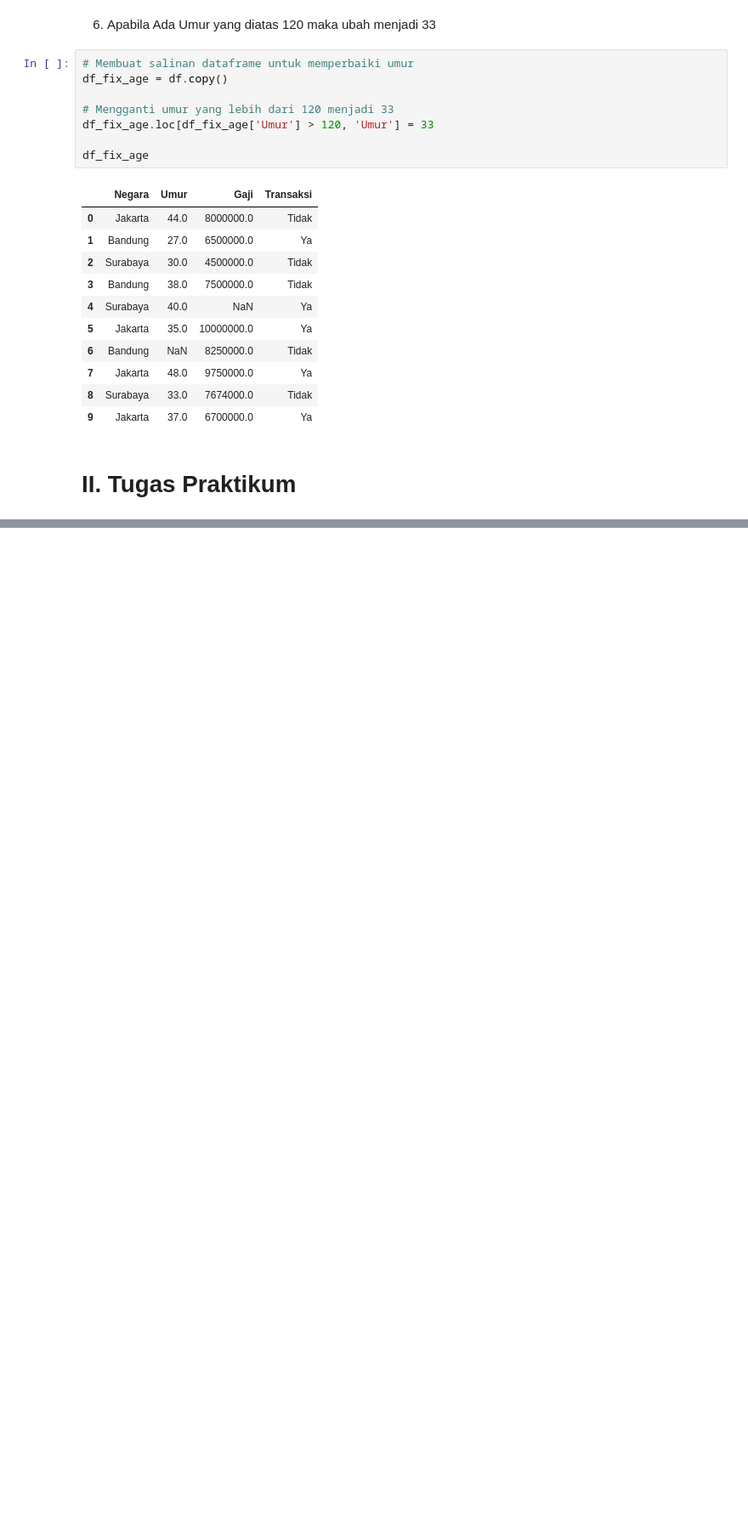
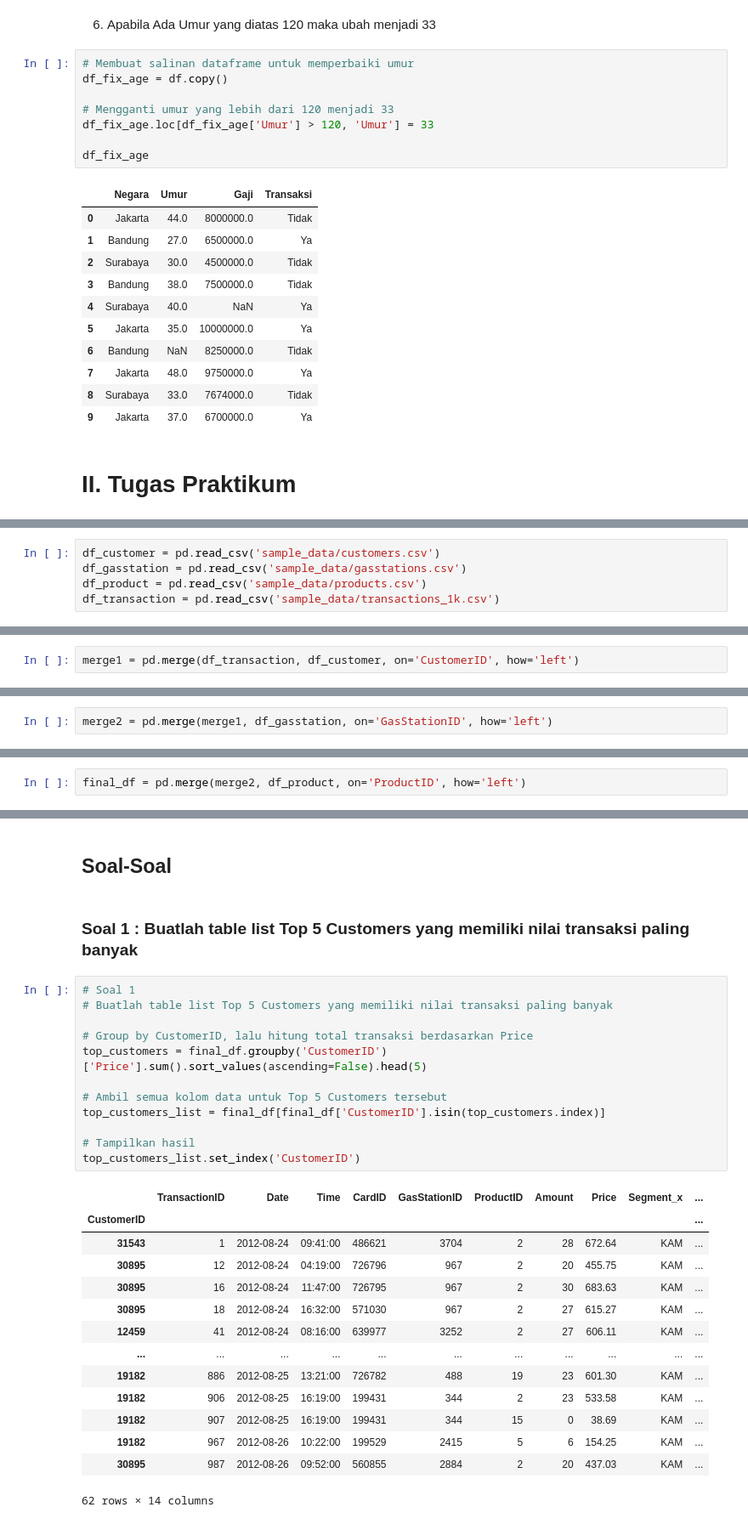
Before and after one commit to terra2n/2025_KB_TI-1C, a Jupyter notebook: jobsheet5.ipynb, the cells around one changed output, grey strips where cells are left out. Shown: that part at 85% size. Drawn from its saved outputs; the diff is of its cells as text; blank space fills up the shorter version.

```diff
--- a/jobsheet5.ipynb
+++ b/jobsheet5.ipynb
@@ -205,0 +219,5 @@ df_fix_age
+# %%
+df_customer = pd.read_csv('sample_data/customers.csv')
+df_gasstation = pd.read_csv('sample_data/gasstations.csv')
+df_product = pd.read_csv('sample_data/products.csv')
+df_transaction = pd.read_csv('sample_data/transactions_1k.csv')
@@ -205,0 +278,2 @@ df_fix_age
+# %%
+merge1 = pd.merge(df_transaction, df_customer, on='CustomerID', how='left')
@@ -205,0 +282,2 @@ df_fix_age
+# %%
+merge2 = pd.merge(merge1, df_gasstation, on='GasStationID', how='left')
@@ -205,0 +286,2 @@ df_fix_age
+# %%
+final_df = pd.merge(merge2, df_product, on='ProductID', how='left')
@@ -205,0 +323,31 @@ df_fix_age
+# %% [markdown]
+## Soal-Soal
+# %% [markdown]
+### Soal 1 : Buatlah table list Top 5 Customers yang memiliki nilai transaksi paling banyak
+# %%
+# Soal 1
+# Buatlah table list Top 5 Customers yang memiliki nilai transaksi paling banyak
+
+# Group by CustomerID, lalu hitung total transaksi berdasarkan Price
+top_customers = final_df.groupby('CustomerID')['Price'].sum().sort_values(ascending=False).head(5)
+
+# Ambil semua kolom data untuk Top 5 Customers tersebut
+top_customers_list = final_df[final_df['CustomerID'].isin(top_customers.index)]
+
+# Tampilkan hasil
+top_customers_list.set_index('CustomerID')
+# %% [output]
+|  | TransactionID | Date | Time | CardID | GasStationID | ProductID | Amount | Price | Segment_x | ... |
+| CustomerID |  |  |  |  |  |  |  |  |  | ... |
+| 31543 | 1 | 2012-08-24 | 09:41:00 | 486621 | 3704 | 2 | 28 | 672.64 | KAM | ... |
+| 30895 | 12 | 2012-08-24 | 04:19:00 | 726796 | 967 | 2 | 20 | 455.75 | KAM | ... |
+| 30895 | 16 | 2012-08-24 | 11:47:00 | 726795 | 967 | 2 | 30 | 683.63 | KAM | ... |
+| 30895 | 18 | 2012-08-24 | 16:32:00 | 571030 | 967 | 2 | 27 | 615.27 | KAM | ... |
+| 12459 | 41 | 2012-08-24 | 08:16:00 | 639977 | 3252 | 2 | 27 | 606.11 | KAM | ... |
+| ... | ... | ... | ... | ... | ... | ... | ... | ... | ... | ... |
+| 19182 | 886 | 2012-08-25 | 13:21:00 | 726782 | 488 | 19 | 23 | 601.30 | KAM | ... |
+| 19182 | 906 | 2012-08-25 | 16:19:00 | 199431 | 344 | 2 | 23 | 533.58 | KAM | ... |
+| 19182 | 907 | 2012-08-25 | 16:19:00 | 199431 | 344 | 15 | 0 | 38.69 | KAM | ... |
+| 19182 | 967 | 2012-08-26 | 10:22:00 | 199529 | 2415 | 5 | 6 | 154.25 | KAM | ... |
+| 30895 | 987 | 2012-08-26 | 09:52:00 | 560855 | 2884 | 2 | 20 | 437.03 | KAM | ... |
+62 rows × 14 columns
```
Also changed, not shown: parts of 35 cells of this notebook.
